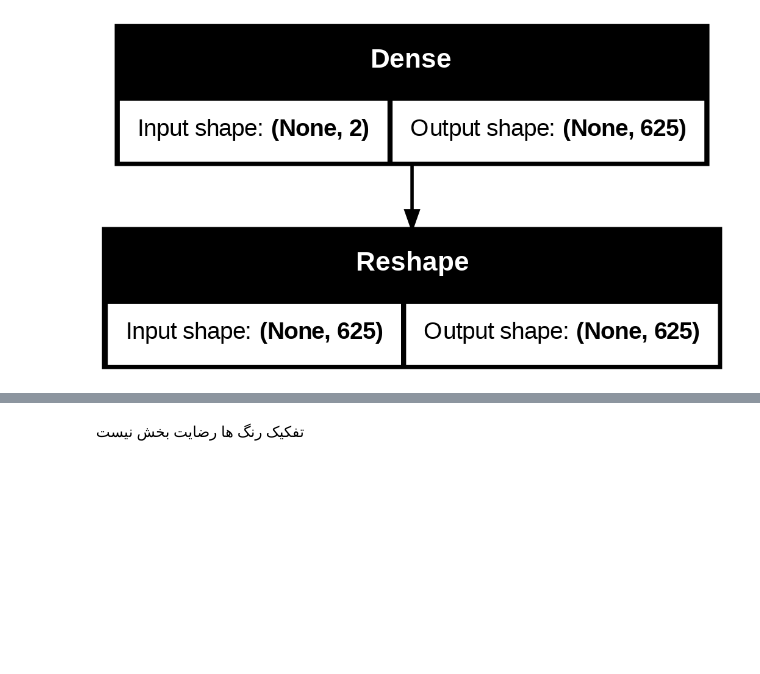
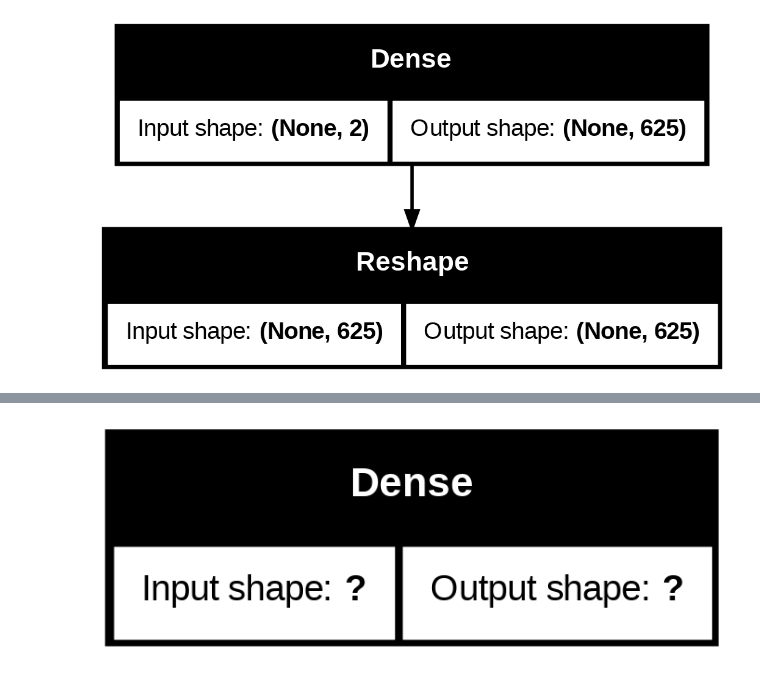
Before and after one commit to MaryamMortazaviSefat/new, a Jupyter notebook: q3.ipynb, the cells around one changed output, grey strips where cells are left out. Drawn from its saved outputs; the diff is of its cells as text; code cells hidden in the pictures; blank space fills up the shorter version.

```diff
--- a/q3.ipynb
+++ b/q3.ipynb
@@ -98,2 +83,4 @@ plt.show()
-# %% [markdown]
-تفکیک رنگ ها رضایت بخش نیست
+# %%
+keras.utils.plot_model(autoencoder.classifire,show_shapes=True)
+# %% [output]
+[figure, added]
```
Also changed, not shown: parts of 8 cells of this notebook.
